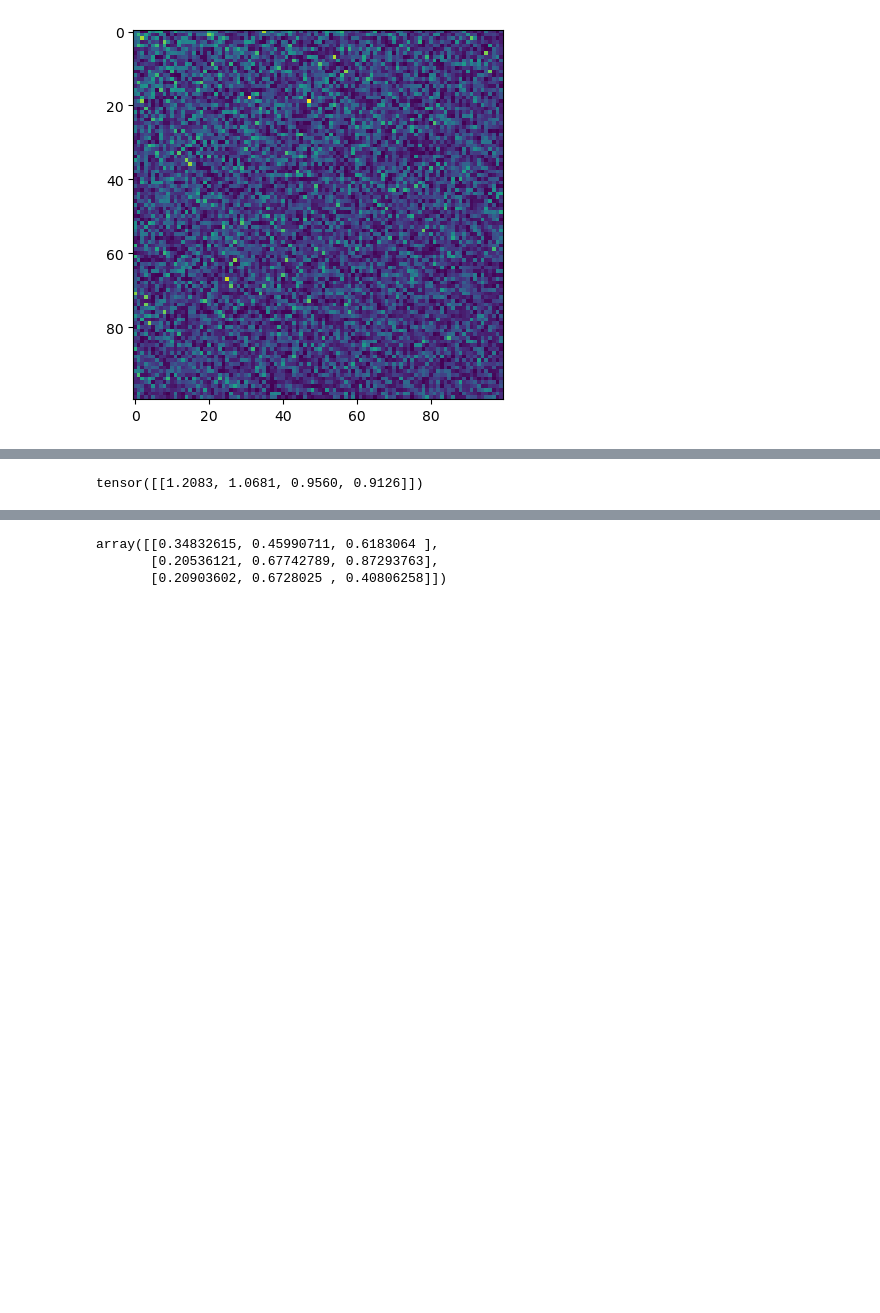
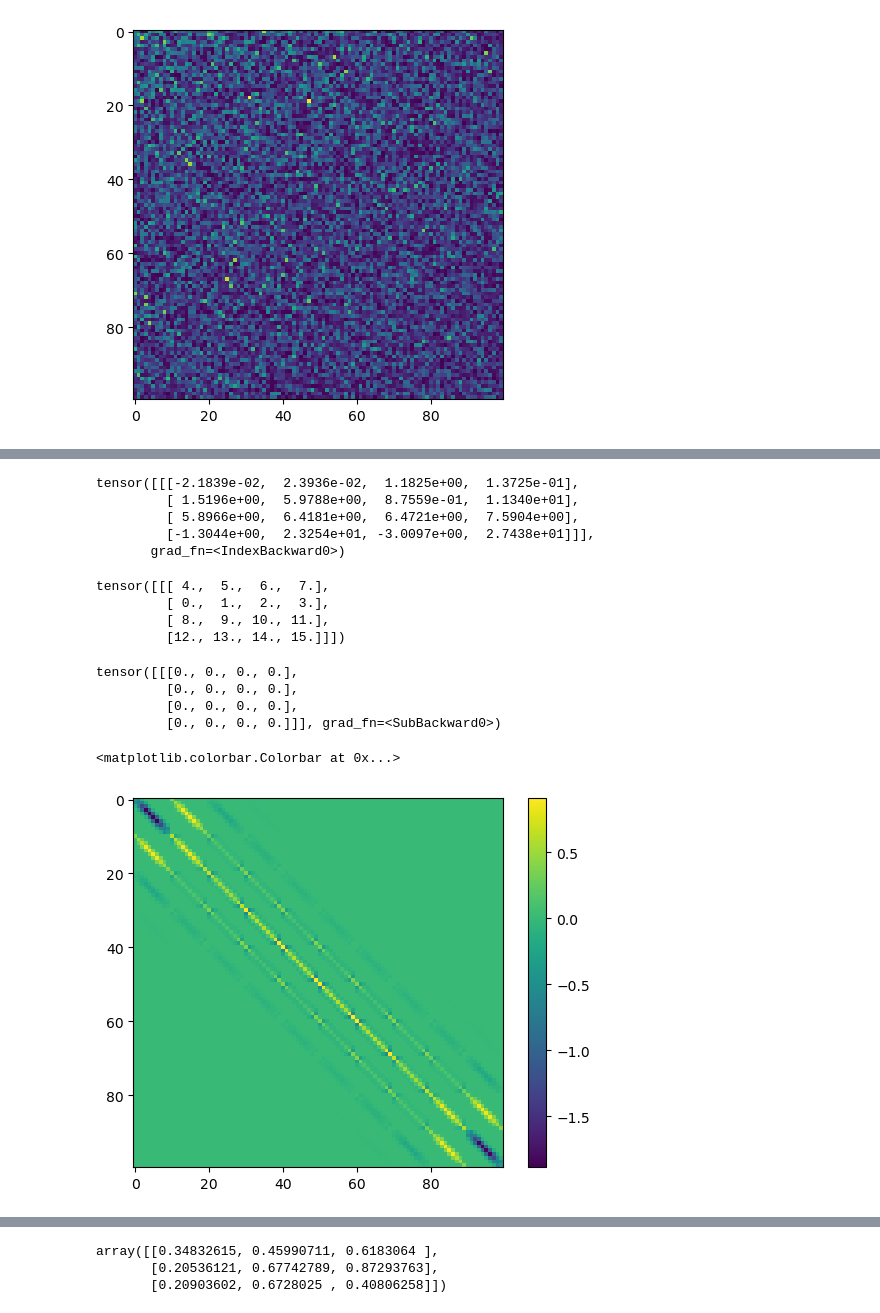
Before and after one commit to JoostHMPrins/ngo, a Jupyter notebook: developnotebooks/permutationmatrices.ipynb, the cells around one changed output, grey strips where cells are left out. Cells and saved outputs as stored; diff of their text form; code cells hidden in the pictures; blank space fills up the shorter version.

```diff
--- a/developnotebooks/permutationmatrices.ipynb
+++ b/developnotebooks/permutationmatrices.ipynb
@@ -167,3 +119,7 @@ tensor([[6.3260, 6.2633, 6.2566,  ..., 5.1419, 4.9872, 4.9358],
+# %%
+import numpy as np
+F = np.load('F.npy')
+F = torch.tensor(F)
 # %%
 import torch
 
@@ -227,8 +183,8 @@ class NormSorter:
         batch_size, n, _ = sorted_matrices.shape
 
         # Create inverse indices for rows and columns
-        row_unsorted_indices = torch.argsort(row_sorted_indices, dim=1)  # shape: (batch_size, n)
-        col_unsorted_indices = torch.argsort(col_sorted_indices, dim=1)  # shape: (batch_size, n)
+        row_sorted_indices_inv = torch.argsort(row_sorted_indices, dim=1)  # shape: (batch_size, n)
+        col_sorted_indices_inv = torch.argsort(col_sorted_indices, dim=1)  # shape: (batch_size, n)
 
         # Create a batch index tensor
         batch_indices = torch.arange(batch_size)#.unsqueeze(1)  # shape: (batch_size, 1)
@@ -239,13 +195,14 @@ class NormSorter:
         # # Unsort rows using advanced indexing
         # unsorted_matrices = unsorted_matrices[batch_indices, row_unsorted_indices]
 
-        unsorted_matrices = sorted_matrices[batch_indices[:,None,None], row_unsorted_indices[:,:,None], col_unsorted_indices[:,None,:]]
+        unsorted_matrices = sorted_matrices[batch_indices[:,None,None], col_sorted_indices_inv[:,:,None], row_sorted_indices_inv[:,None,:]]
 
         return unsorted_matrices
 
 # Example usage
 batch_size, n = 1, 2
-matrices = torch.rand(batch_size, n, n)
+# matrices = torch.rand(batch_size, n, n)
+matrices = F
 sorter = NormSorter()
 sorted_matrices, row_sorted_indices, col_sorted_indices = sorter.sort_rows_and_columns(matrices)
 
@@ -272,0 +476,23 @@ tensor([[[0.5094, 0.7227],
+# %%
+model(x)
+# %% [output]
+tensor([[[-2.1839e-02,  2.3936e-02,  1.1825e+00,  1.3725e-01],
+         [ 1.5196e+00,  5.9788e+00,  8.7559e-01,  1.1340e+01],
+         [ 5.8966e+00,  6.4181e+00,  6.4721e+00,  7.5904e+00],
+         [-1.3044e+00,  2.3254e+01, -3.0097e+00,  2.7438e+01]]],
+       grad_fn=<IndexBackward0>)
+# %%
+P = torch.tensor([[0,1,0,0],[1,0,0,0],[0,0,1,0],[0,0,0,1]],dtype=torch.float32)
+P@x
+# %% [output]
+tensor([[[ 4.,  5.,  6.,  7.],
+         [ 0.,  1.,  2.,  3.],
+         [ 8.,  9., 10., 11.],
+         [12., 13., 14., 15.]]])
+# %%
+P@model(x)@P - model(P@x@P)
+# %% [output]
+tensor([[[0., 0., 0., 0.],
+         [0., 0., 0., 0.],
+         [0., 0., 0., 0.],
+         [0., 0., 0., 0.]]], grad_fn=<SubBackward0>)
@@ -273,5 +501,7 @@ tensor([[[0.5094, 0.7227],
 # %%
-torch.norm(sorted_matrices, dim=2, p=2)
+plt.imshow(matrices[0])
+plt.colorbar()
 # %% [output]
-tensor([[1.2083, 1.0681, 0.9560, 0.9126]])
+<matplotlib.colorbar.Colorbar at 0x...>
+[figure, added]
 # %%
```
Also changed, not shown: parts of 19 cells of this notebook.
